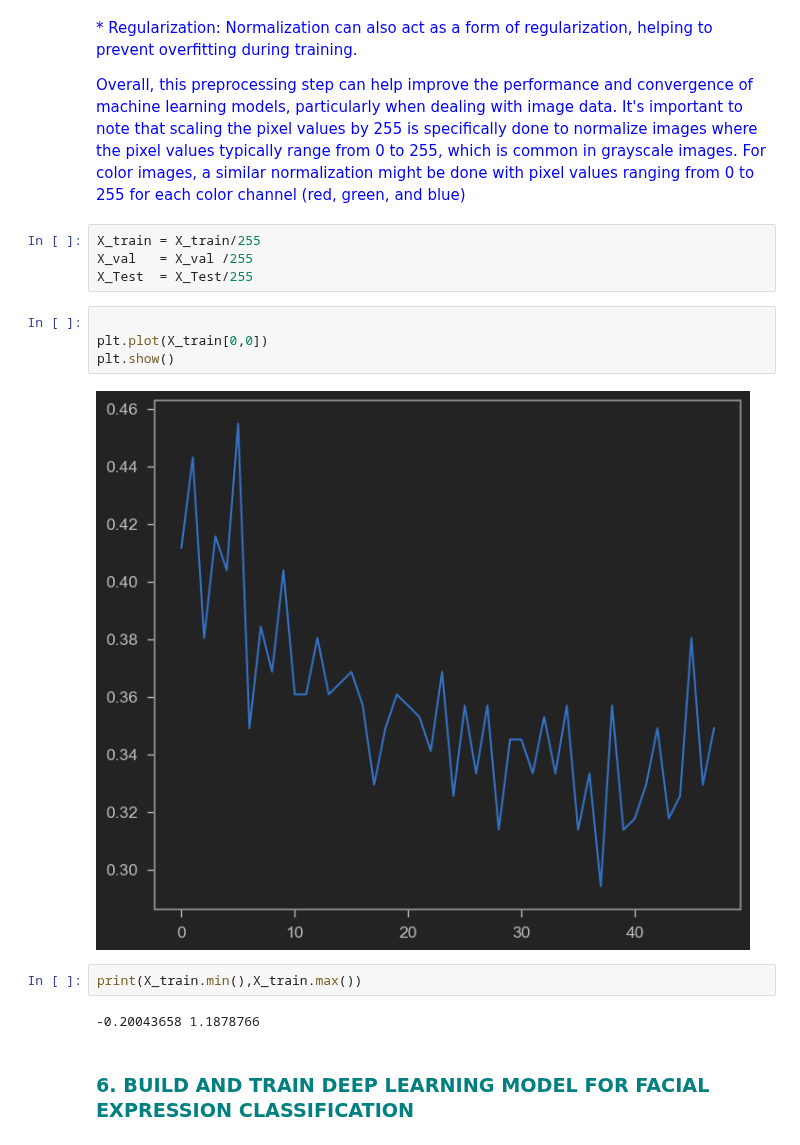
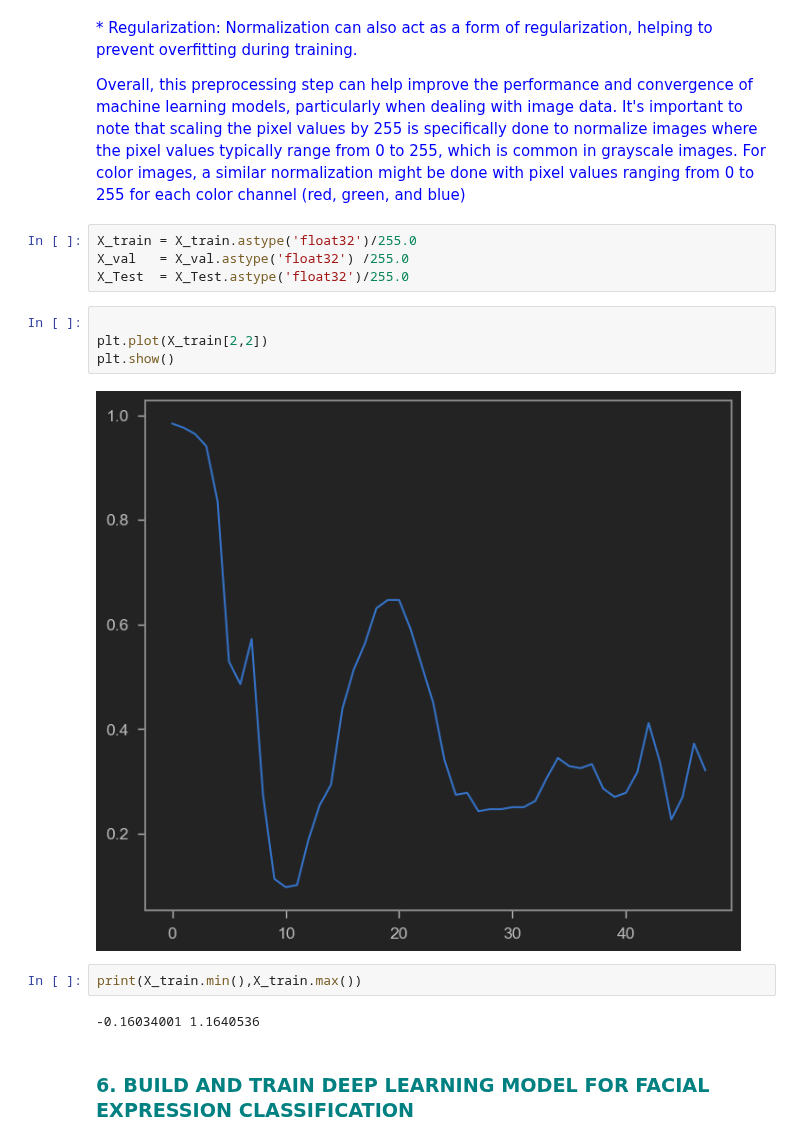
Before and after one commit to sabheen9/CapStone3-Facial_Expression_Classification, a Jupyter notebook: notebooks/Facial_Expression_Classification.ipynb, the cells around one changed output. Saved outputs shown, nothing was run; the diff lists cells and outputs as text.

```diff
--- a/notebooks/Facial_Expression_Classification.ipynb
+++ b/notebooks/Facial_Expression_Classification.ipynb
@@ -360,18 +360,18 @@ print(X_val.shape, y_val.shape)
 
 <font color='blue'>Overall, this preprocessing step can help improve the performance and convergence of machine learning models, particularly when dealing with image data. It's important to note that scaling the pixel values by 255 is specifically done to normalize images where the pixel values typically range from 0 to 255, which is common in grayscale images. For color images, a similar normalization might be done with pixel values ranging from 0 to 255 for each color channel (red, green, and blue)</font>
 # %%
-X_train = X_train/255
-X_val   = X_val /255
-X_Test  = X_Test/255
+X_train = X_train.astype('float32')/255.0
+X_val   = X_val.astype('float32') /255.0
+X_Test  = X_Test.astype('float32')/255.0
 # %%
 
-plt.plot(X_train[0,0])
+plt.plot(X_train[2,2])
 plt.show()
 # %% [output]
-[figure, old version]
+[figure, new version]
 # %%
 print(X_train.min(),X_train.max())
 # %% [output]
--0.20043658 1.1878766
+-0.16034001 1.1640536
 # %% [markdown]
 ### **<font color='teal'> 6. BUILD AND TRAIN DEEP LEARNING MODEL FOR FACIAL EXPRESSION CLASSIFICATION </font>**
```
Also changed, not shown: parts of 35 cells of this notebook, 11 other files.
